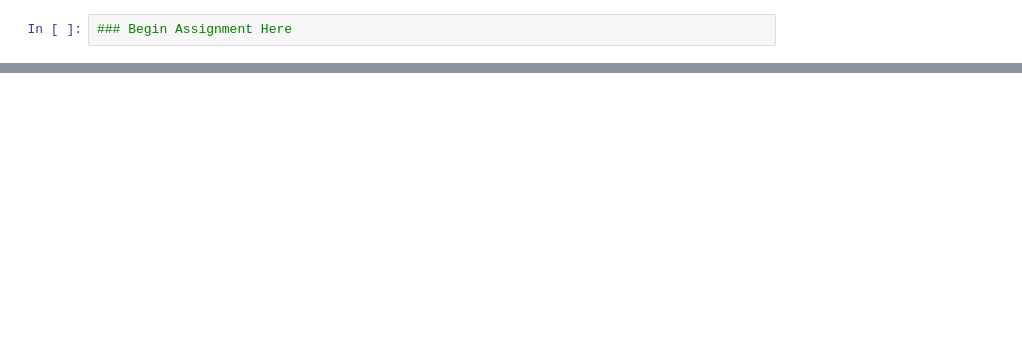
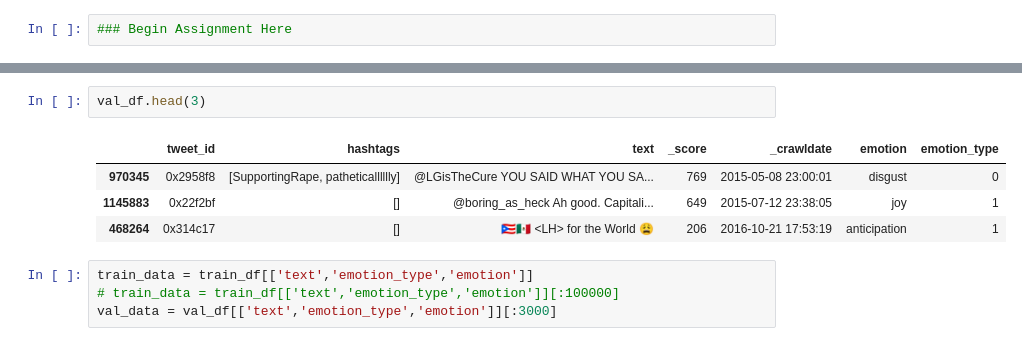
Before and after one commit to VictorKuanglhu/DM2024-Lab2-Homework, a Jupyter notebook: DM2024-Lab2-Homework.ipynb, the cells around one changed output, grey strips where cells are left out. Cells and saved outputs as stored; diff of their text form; blank space fills up the shorter version.

```diff
--- a/DM2024-Lab2-Homework.ipynb
+++ b/DM2024-Lab2-Homework.ipynb
@@ -37,0 +201,11 @@ Make sure to commit and save your changes to your repository __BEFORE the deadli
+# %%
+val_df.head(3)
+# %% [output]
+|  | tweet_id | hashtags | text | _score | _crawldate | emotion | emotion_type |
+| 970345 | 0x2958f8 | [SupportingRape, patheticalllllly] | @LGisTheCure YOU SAID WHAT YOU SA... | 769 | 2015-05-08 23:00:01 | disgust | 0 |
+| 1145883 | 0x22f2bf | [] | @boring_as_heck Ah good. Capitali... | 649 | 2015-07-12 23:38:05 | joy | 1 |
+| 468264 | 0x314c17 | [] | 🇵🇷🇲🇽 <LH> for the World 😩 | 206 | 2016-10-21 17:53:19 | anticipation | 1 |
+# %%
+train_data = train_df[['text','emotion_type','emotion']]
+# train_data = train_df[['text','emotion_type','emotion']][:100000]
+val_data = val_df[['text','emotion_type','emotion']][:3000]
```
Also changed, not shown: parts of 33 cells of this notebook.
